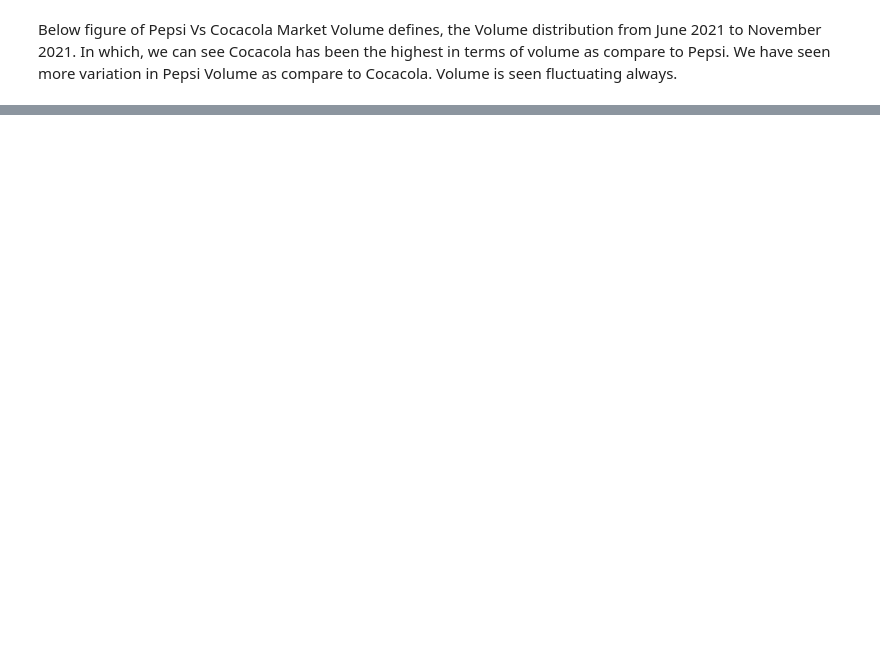
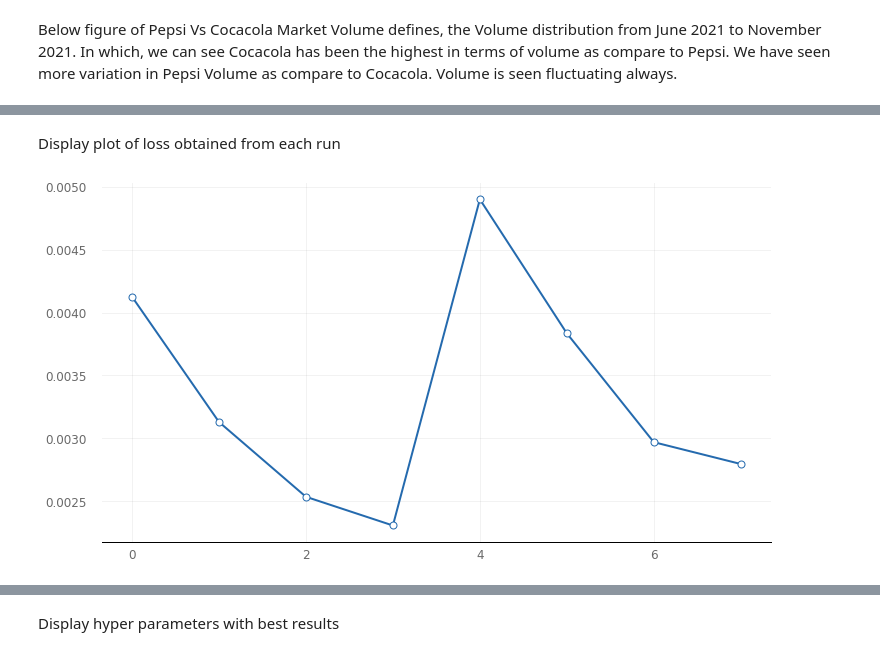
Before and after one commit to jdscifi/StockIt, a Jupyter notebook: StockIt.ipynb, the cells around one changed output, grey strips where cells are left out. Cells and saved outputs as stored; diff of their text form; code cells hidden in the pictures; blank space fills up the shorter version.

Commit message:
Added stock price prediction

```diff
--- a/StockIt.ipynb
+++ b/StockIt.ipynb
@@ -280,0 +405,4 @@ show(p)
+# %%
+# Scale the training set
+scaler = MinMaxScaler(feature_range = (0, 1))
+train_set_scaled = scaler.fit_transform(train_set)
@@ -280,0 +424,33 @@ show(p)
+# %%
+'''
+Function called by Talos to create a model for each run.
+Each run is different as Talos updates the params value iterating through each
+possible combination of values
+'''
+def model(x_train, y_train, x_val, y_val, params):
+  model = Sequential()
+  # Add LSTM layer and dropout after regularisation
+  model.add(LSTM(units = LSTM_LAYER_UNIT_SIZE, return_sequences = True,
+                 input_shape = (x_train.shape[1], 1)))
+  model.add(Dropout(DROPOUT_REGULARISATION_SIZE))
+  # Add LSTM layer and dropout after regularisation
+  model.add(LSTM(units = LSTM_LAYER_UNIT_SIZE, return_sequences = True))
+  model.add(Dropout(DROPOUT_REGULARISATION_SIZE))
+  # Add LSTM layer and dropout after regularisation
+  model.add(LSTM(units = LSTM_LAYER_UNIT_SIZE, return_sequences = True))
+  model.add(Dropout(DROPOUT_REGULARISATION_SIZE))
+  # Add LSTM layer and dropout after regularisation
+  model.add(LSTM(units = LSTM_LAYER_UNIT_SIZE))
+  model.add(Dropout(DROPOUT_REGULARISATION_SIZE))
+  # Add Output layer
+  model.add(Dense(units = 1))
+  # Compiling the RNN
+  model.compile(optimizer = 'adam', loss = 'mean_squared_error')
+  # Fitting the RNN to the Training set
+  history = model.fit(x=x_train,
+            y=y_train,
+            epochs=params['epoch_size'],
+            batch_size=params['batch_size'],
+            shuffle=False,
+            verbose=0)
+  return history, model
@@ -280,0 +461,2 @@ show(p)
+# %%
+t = talos.Scan(train_x, train_y, params=p, model=model, experiment_name='Stock Predictor')
@@ -280,0 +467,3 @@ show(p)
+# %%
+r = talos.Reporting(t)
+r.data
@@ -280,0 +481,6 @@ show(p)
+# %% [markdown]
+Display plot of loss obtained from each run
+# %%
+r.plot_line('loss')
+# %% [output]
+[figure, added]
@@ -280,0 +488,2 @@ show(p)
+# %% [markdown]
+Display hyper parameters with best results
```
Also changed, not shown: parts of 61 cells of this notebook.
